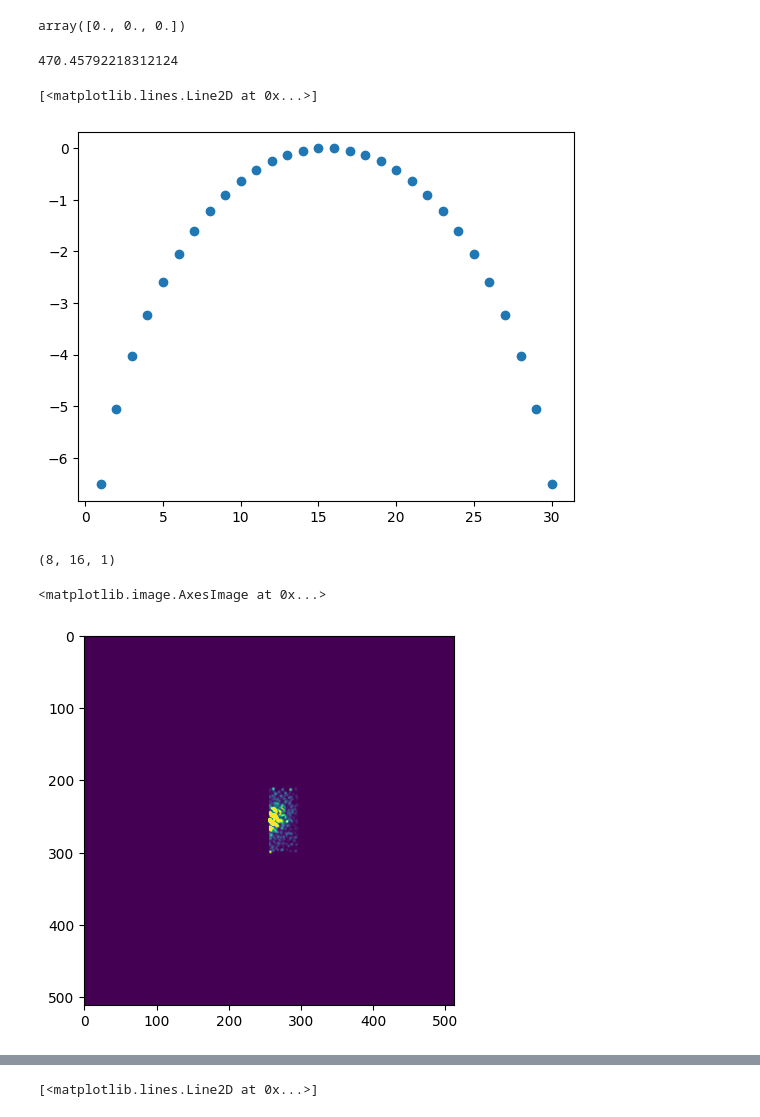
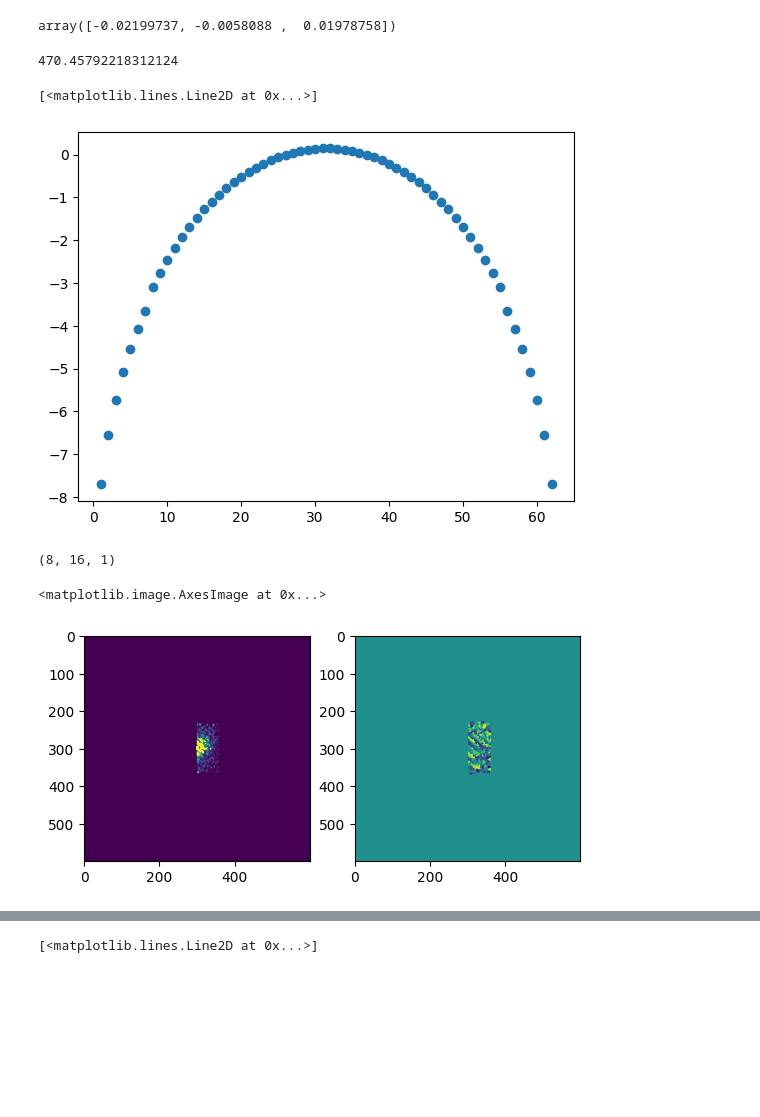
Before and after one commit to peijin94/FastMediumWell, a Jupyter notebook: griddingTest.ipynb, the cells around one changed output, grey strips where cells are left out. Saved outputs shown, nothing was run; the diff lists cells and outputs as text; code cells hidden in the pictures; blank space fills up the shorter version.

```diff
--- a/griddingTest.ipynb
+++ b/griddingTest.ipynb
@@ -45,8 +45,8 @@ v_inp = uvw_this_scan[1,:]
 I_real = stokes_I_this_scan.real
 I_imag = stokes_I_this_scan.imag
 
-image_size = 256
-cell =  40 # asec
+image_size = 300
+cell =  50 # asec
 
 nx = np.int32(2*image_size)
 n_offset = np.int32((nx-image_size)/2)
@@ -54,15 +54,13 @@ arc2rad = np.float32(np.pi / 180. / 3600.)
 
 umax = np.max(np.abs(u_inp))
 vmax = np.max(np.abs(v_inp))
-
 du = np.float32(1. / (arc2rad * cell)) / (image_size * 2.)
-
 n_umax = np.int32(np.ceil(umax / du))
 n_vmax = np.int32(np.ceil(vmax / du))
 # %%
-uvw[:,0]  - uvw[:,1176*90]
+uvw[:,0+5]  - uvw[:,1176*90+5]
 # %% [output]
-array([0., 0., 0.])
+array([-0.02199737, -0.0058088 ,  0.01978758])
 # %%
 vmax
 # %% [output]
@@ -73,9 +71,9 @@ gcount = u_inp.shape[0]
 from FastMediumWell import gcf
 
 
-WIDTH= 6
-NCGF= 32
-HWIDTH= 3
+WIDTH= 7
+NCGF= 64
+HWIDTH= 4
 convGridFuncTab = gcf(NCGF, WIDTH)
 plt.plot(np.log(np.abs(convGridFuncTab)), 'o')
 
@@ -84,7 +82,7 @@ plt.plot(np.log(np.abs(convGridFuncTab)), 'o')
 # Schwab 1984
 # %% [output]
 [<matplotlib.lines.Line2D at 0x...>]
-[figure, old version]
+[figure, new version]
 # %%
 blocksize_2D = (8, 16, 1)
 gridsize_2D = (np.int32(np.ceil(1. * nx / blocksize_2D[0])),1)
@@ -117,7 +115,10 @@ for n in range(1):
 # synchronize
 cupy.cuda.Device().synchronize()
 # %%
-plt.imshow((np.abs(d_grd.get())),vmax=5e5)
+ax1 = plt.subplot(121)
+ax1.imshow((np.abs(d_grd.get())),vmax=5e5)
+ax2 = plt.subplot(122)
+ax2.imshow((np.angle(d_grd.get())))
 # %% [output]
 <matplotlib.image.AxesImage at 0x...>
-[figure, old version]
+[figure, new version]
```
Also changed, not shown: parts of 24 cells of this notebook, 8 other files.
